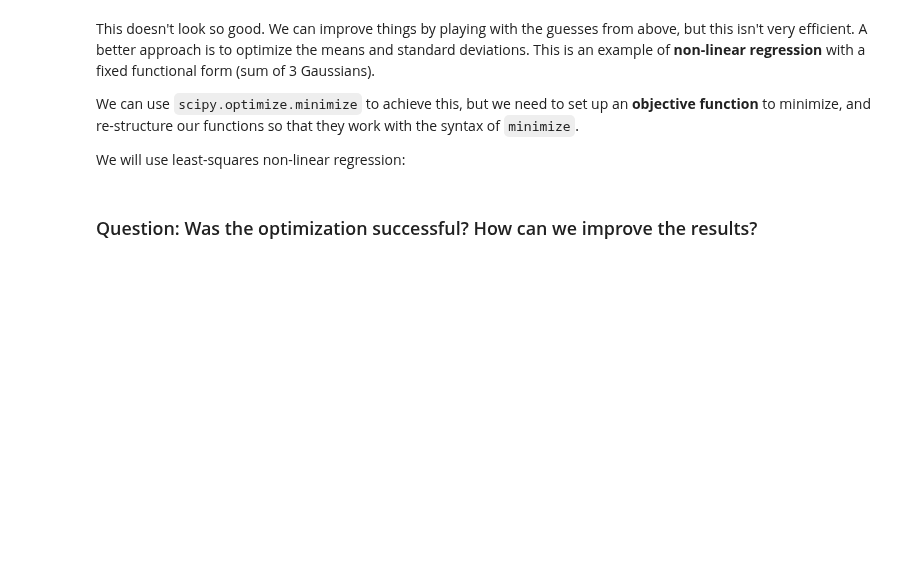
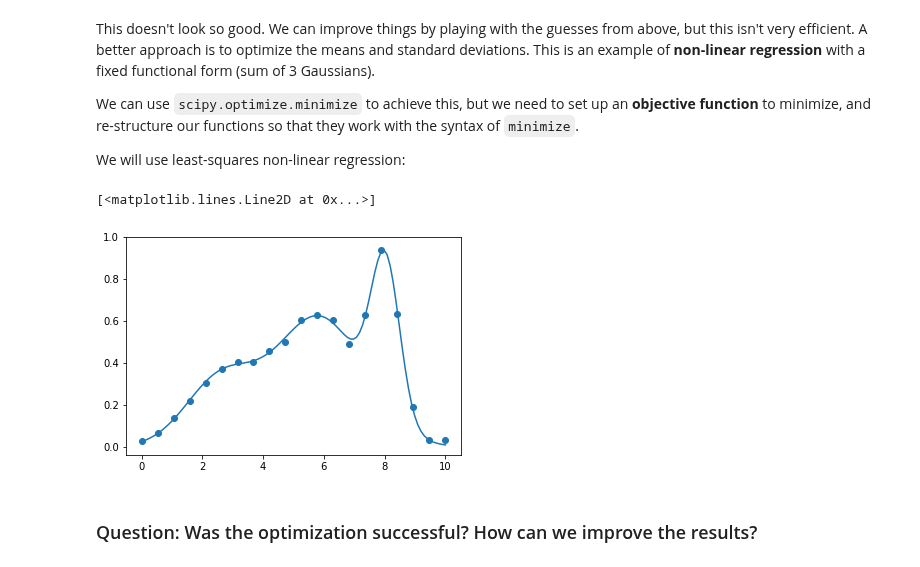
Before and after one commit to medford-group/data_analytics_for_engineers, a Jupyter notebook: lectures/3-regression.ipynb, the cells around one changed output. Cells and saved outputs as stored; diff of their text form; code cells hidden in the pictures; blank space fills up the shorter version.

```diff
--- a/lectures/3-regression.ipynb
+++ b/lectures/3-regression.ipynb
@@ -957,27 +1094,29 @@ def objective(beta_mu_sigma_list, x=x, y=y1):
 # %%
 from scipy.optimize import minimize
 
-beta_mu_sigma_list = np.ones(9) #<- let's assume everything is 1
-#beta_mu_sigma_list = [1, 3, 1, 1, 6, 0.5, 1, 8, 0.3]
+#beta_mu_sigma_list = np.ones(9) #<- let's assume everything is 1
+beta_mu_sigma_list = [1, 3, 1, 1, 6, 0.5, 1, 8, 0.3]
 
 objective(beta_mu_sigma_list)
 
 result = minimize(objective, beta_mu_sigma_list)
-#print(result)
 
 beta_mu_sigma_list = result.x
 beta = beta_mu_sigma_list[::3]
 mus = beta_mu_sigma_list[1::3] #<- use the "stride" functionality to do this efficiently!
 sigmas = beta_mu_sigma_list[2::3]
 mu_sigma_list = list(zip(mus,sigmas))
 
 X_dense = arb_gaussian_features(x_dense, mu_sigma_list)
 yhat = np.dot(X_dense,beta)
 
 fig, ax = plt.subplots()
 
 ax.scatter(x,y1)
 ax.plot(x_dense, yhat)
+# %% [output]
+[<matplotlib.lines.Line2D at 0x...>]
+[figure, added]
 # %% [markdown]
 ### Question: Was the optimization successful? How can we improve the results?
 # %% [markdown]
```
Also changed, not shown: parts of 43 cells of this notebook, 2 other files.
